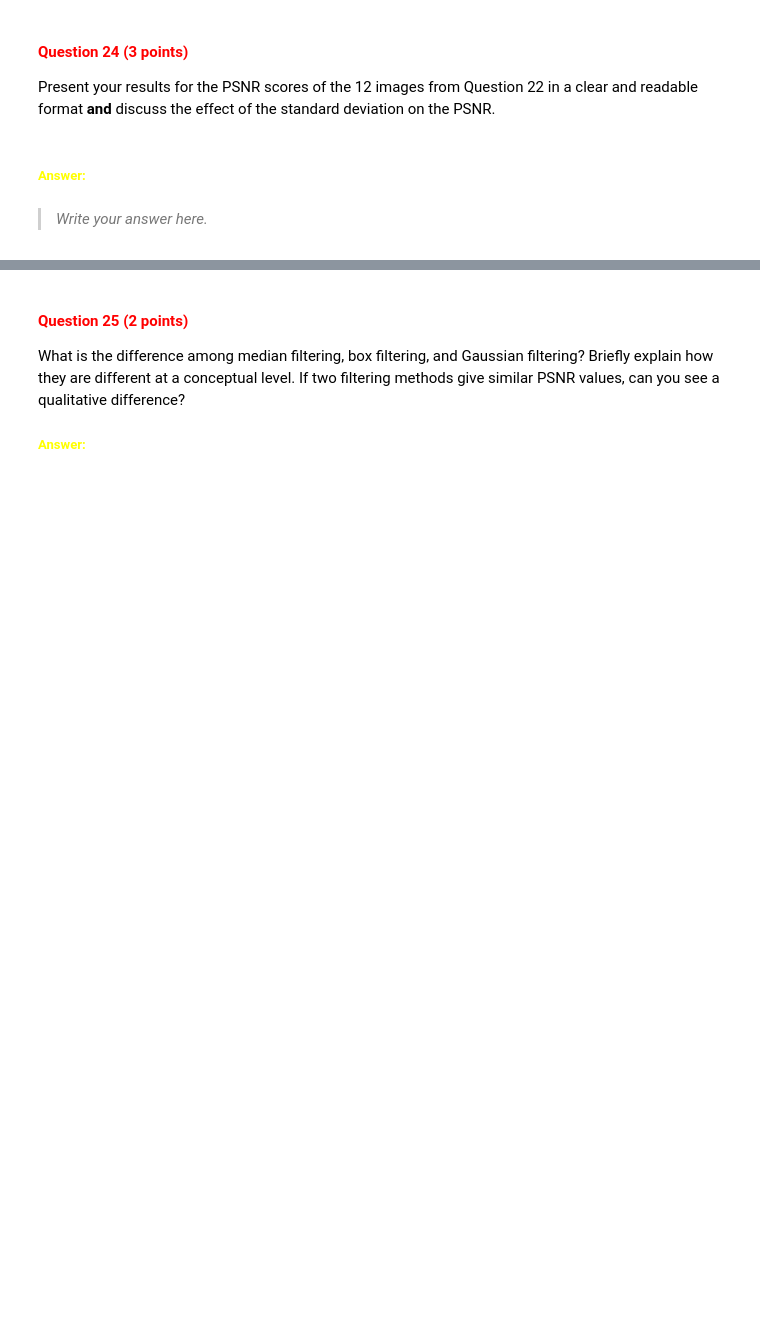
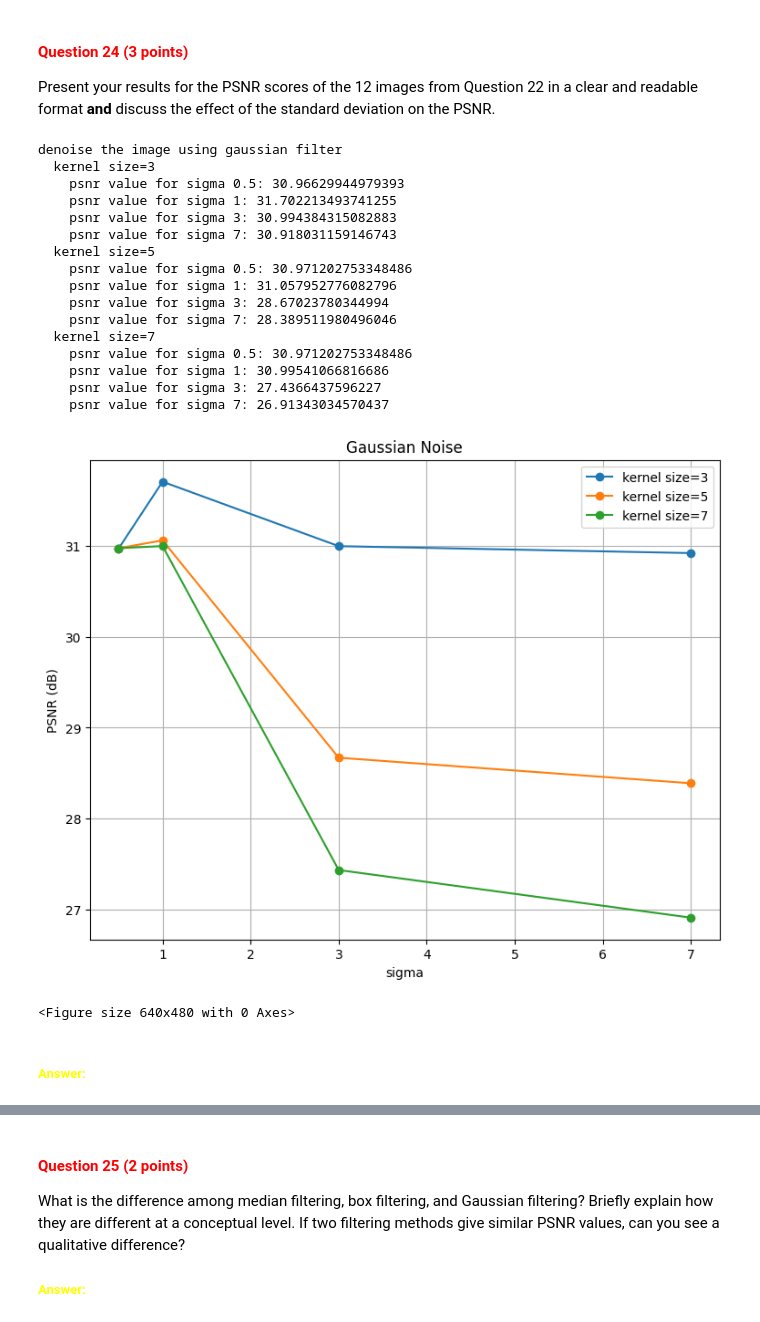
Before and after one commit to JonasElzinga/cv1-lab-2, a Jupyter notebook: cv1-lab-2.ipynb, the cells around one changed output, grey strips where cells are left out. Drawn from its saved outputs; the diff is of its cells as text; code cells hidden in the pictures; blank space fills up the shorter version.

```diff
--- a/cv1-lab-2.ipynb
+++ b/cv1-lab-2.ipynb
@@ -978,4 +1010,57 @@ Present your results for the PSNR scores of the 12 images from Question 22 in a
+# %%
+# load the images
+frans_bauer_gaussian_image = cv2.imread("images/frans_bauer_gaussian.png", cv2.IMREAD_GRAYSCALE)
+frans_bauer_image = cv2.imread("images/frans_bauer.png", cv2.IMREAD_GRAYSCALE)
+
+# convert the images to float32 arrays
+frans_bauer_gaussian = np.array(frans_bauer_gaussian_image, dtype=np.float32)
+frans_bauer = np.array(frans_bauer_image, dtype=np.float32)
+
+# kernel sizes and sigma values
+kernel_sizes = [3, 5, 7]
+sigmas = [0.5, 1, 3, 7]
+psnr_dict = {3: [], 5: [], 7: []}
+print("denoise the image using gaussian filter")
+for k in kernel_sizes:
+    print(f"  kernel size={k}")
+    for sigma in sigmas:
+        # Apply denoising with current kernel size and sigma
+        denoised = denoise_image(frans_bauer_gaussian, 'gaussian', k, sigma)
+        psnr_value = calculate_psnr(frans_bauer, denoised)
+        psnr_dict[k].append(psnr_value)
+        print(f"    psnr value for sigma {sigma}: {psnr_value}")
+
+# plot results in a psnr vs. sigma graph for each noise graph related to a different kernel size
+plt.figure(figsize=(3.6*ncols, 6), constrained_layout=True)
+plt.subplot(1, 2, 1)
+plt.plot(sigmas, psnr_dict[3], marker='o', label='kernel size=3')
+plt.plot(sigmas,psnr_dict[5], marker='o', label='kernel size=5')
+plt.plot(sigmas, psnr_dict[7], marker='o', label='kernel size=7')
+plt.title('Gaussian Noise')
+plt.legend()
+plt.grid(True)
+plt.xlabel('sigma')
+plt.ylabel('PSNR (dB)')
+plt.show()
+plt.tight_layout()
+# %% [output]
+denoise the image using gaussian filter
+  kernel size=3
+    psnr value for sigma 0.5: 30.96629944979393
+    psnr value for sigma 1: 31.702213493741255
+    psnr value for sigma 3: 30.994384315082883
+    psnr value for sigma 7: 30.918031159146743
+  kernel size=5
+    psnr value for sigma 0.5: 30.971202753348486
+    psnr value for sigma 1: 31.057952776082796
+    psnr value for sigma 3: 28.67023780344994
+    psnr value for sigma 7: 28.389511980496046
+  kernel size=7
+    psnr value for sigma 0.5: 30.971202753348486
+    psnr value for sigma 1: 30.99541066816686
+    psnr value for sigma 3: 27.4366437596227
+    psnr value for sigma 7: 26.91343034570437
+[figure, added]
+<Figure size 640x480 with 0 Axes>
 # %% [markdown]
 ##### <font color='yellow'>Answer:</font>
-# %% [markdown]
-> *Write your answer here.*
```
Also changed, not shown: parts of 5 cells of this notebook.
